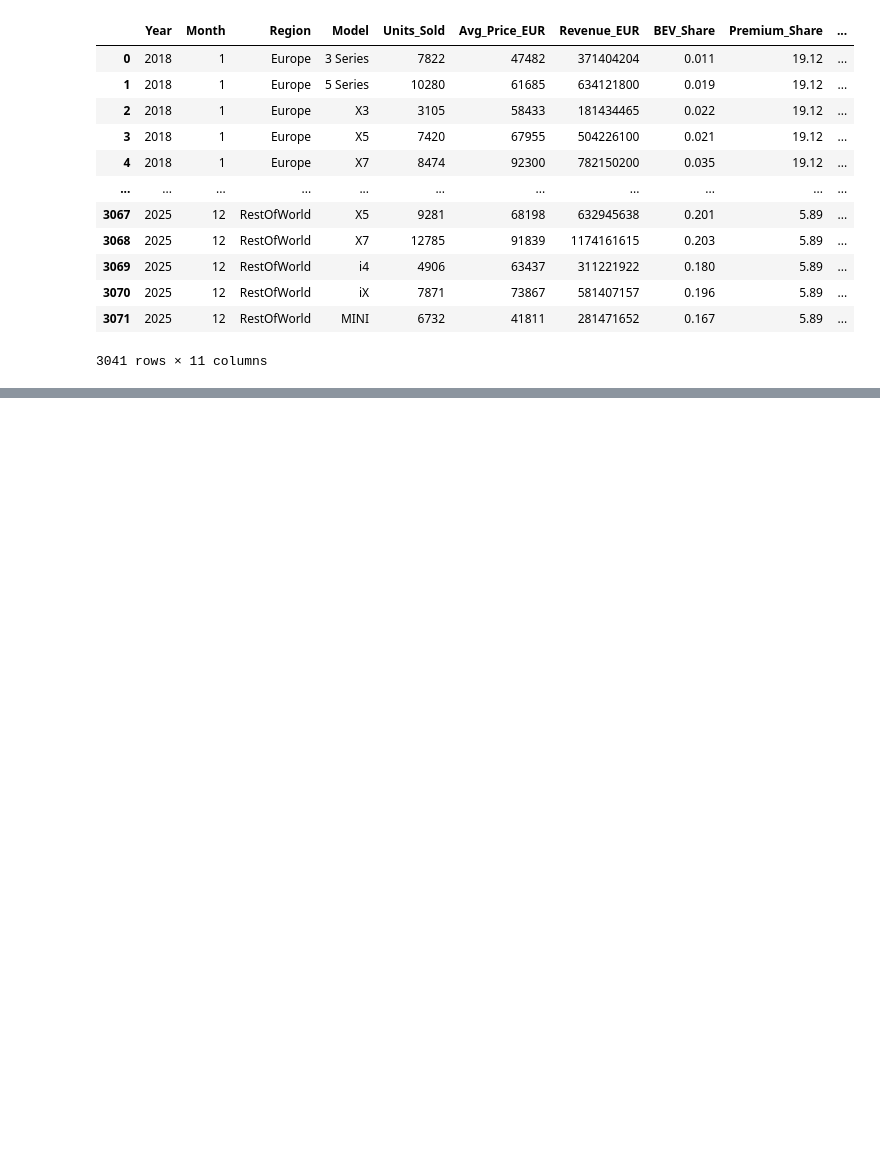
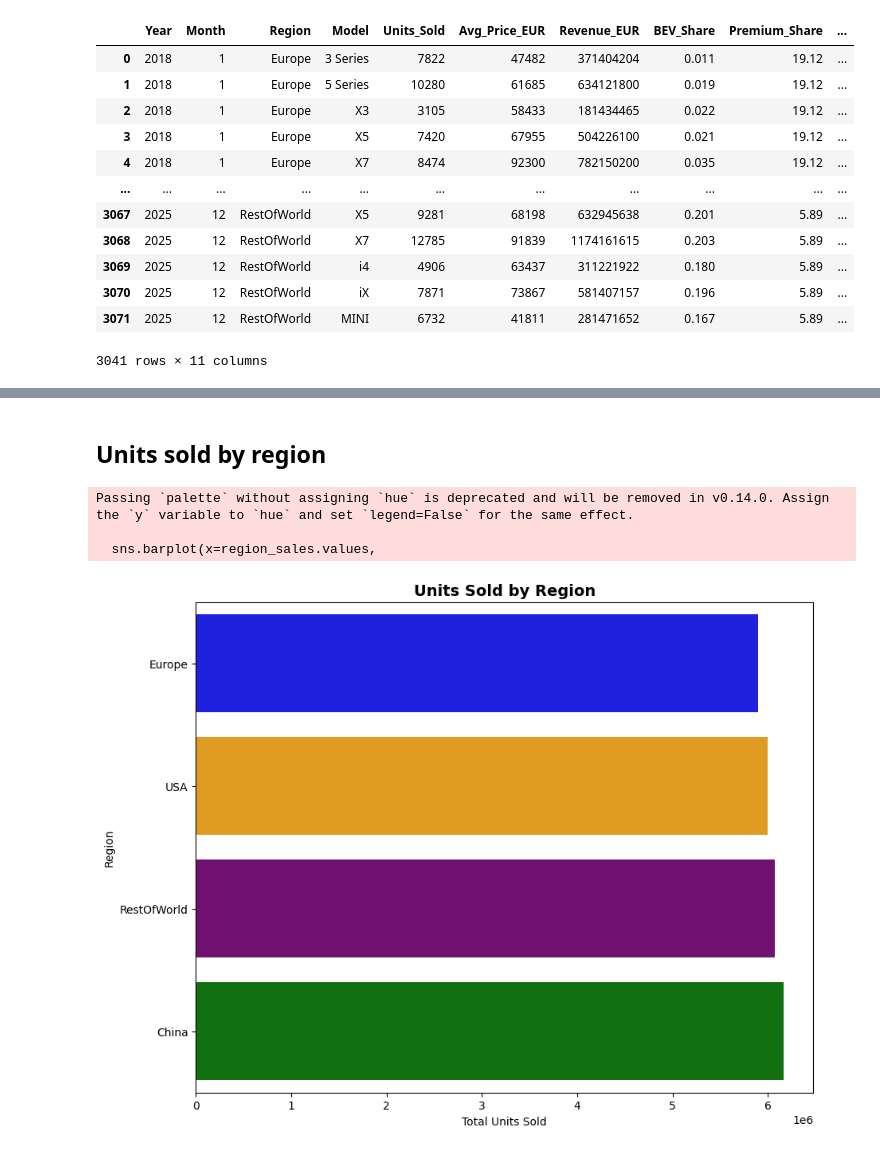
Before and after one commit to pasindu-piyumal/BMW-Global-Sales, a Jupyter notebook: analysis.ipynb, the cells around one changed output, grey strips where cells are left out. Saved outputs shown, nothing was run; the diff lists cells and outputs as text; code cells hidden in the pictures; blank space fills up the shorter version.

```diff
--- a/analysis.ipynb
+++ b/analysis.ipynb
@@ -196,0 +260,22 @@ df_clean.shape
+# %% [markdown]
+## Units sold by region
+# %%
+plt.figure(figsize=(10,8))
+
+region_sales = df_clean.groupby('Region')['Units_Sold'].sum().sort_values()
+colors = ['blue', 'orange', 'purple', 'green']
+
+sns.barplot(x=region_sales.values,
+            y=region_sales.index,
+            palette=colors)
+
+plt.title("Units Sold by Region", fontsize=14, fontweight='bold')
+plt.xlabel("Total Units Sold")
+plt.ylabel("Region")
+
+plt.show()
+# %% [output]
+Passing `palette` without assigning `hue` is deprecated and will be removed in v0.14.0. Assign the `y` variable to `hue` and set `legend=False` for the same effect.
+
+  sns.barplot(x=region_sales.values,
+[figure, added]
```
Also changed, not shown: parts of 22 cells of this notebook.
